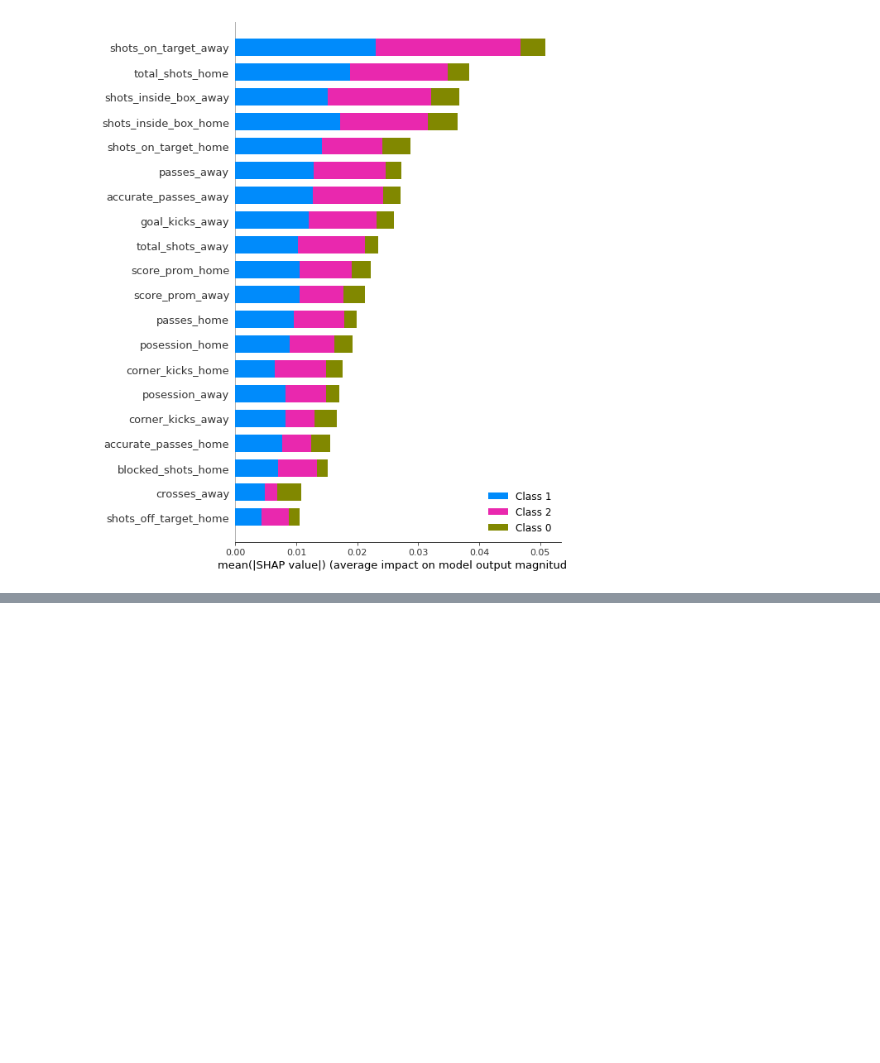
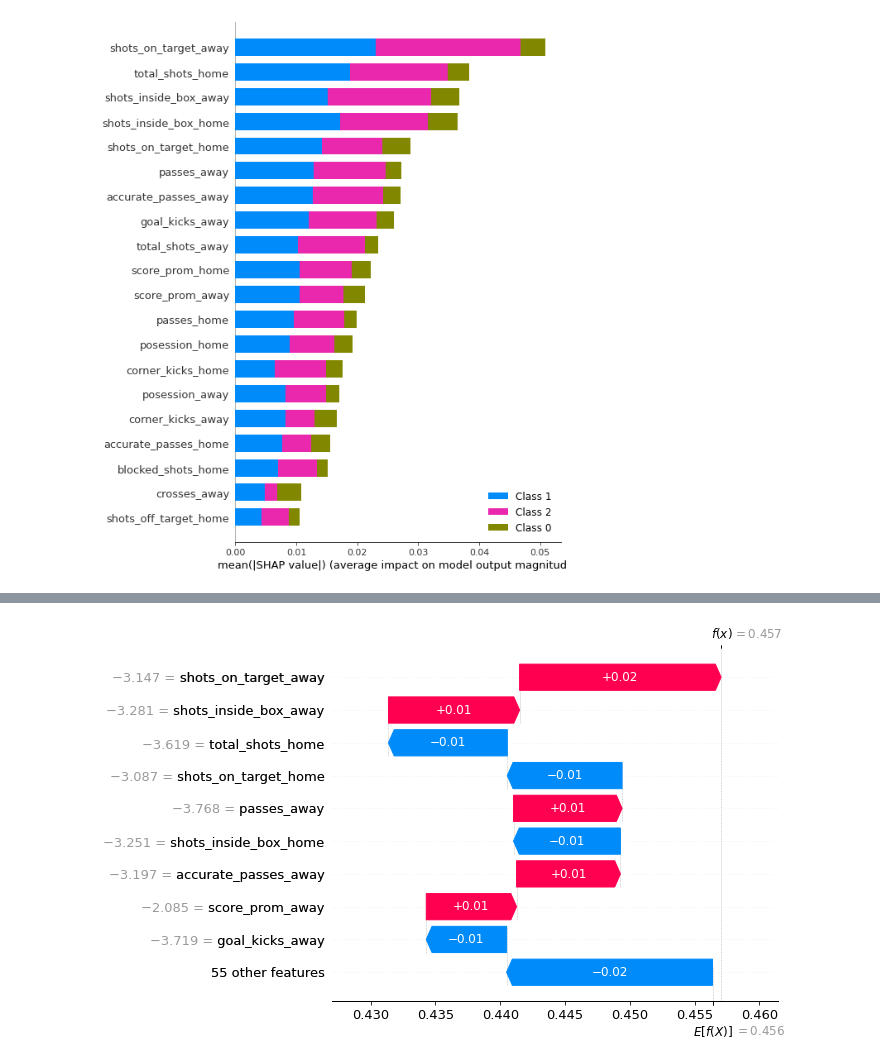
Before and after one commit to Diegofpdt/DL-aplicado-a-predicci-n-de-resultados-deportivos, a Jupyter notebook: Modelos_premier.ipynb, the cells around one changed output, grey strips where cells are left out. Cells and saved outputs as stored; diff of their text form; code cells hidden in the pictures; blank space fills up the shorter version.

```diff
--- a/Modelos_premier.ipynb
+++ b/Modelos_premier.ipynb
@@ -1270,0 +1271,4 @@ shap.plots.waterfall(shap_values[13])
+# %%
+shap.plots.waterfall(shap_values[1])
+# %% [output]
+[figure, added]
```
Also changed, not shown: parts of 5 cells of this notebook.
